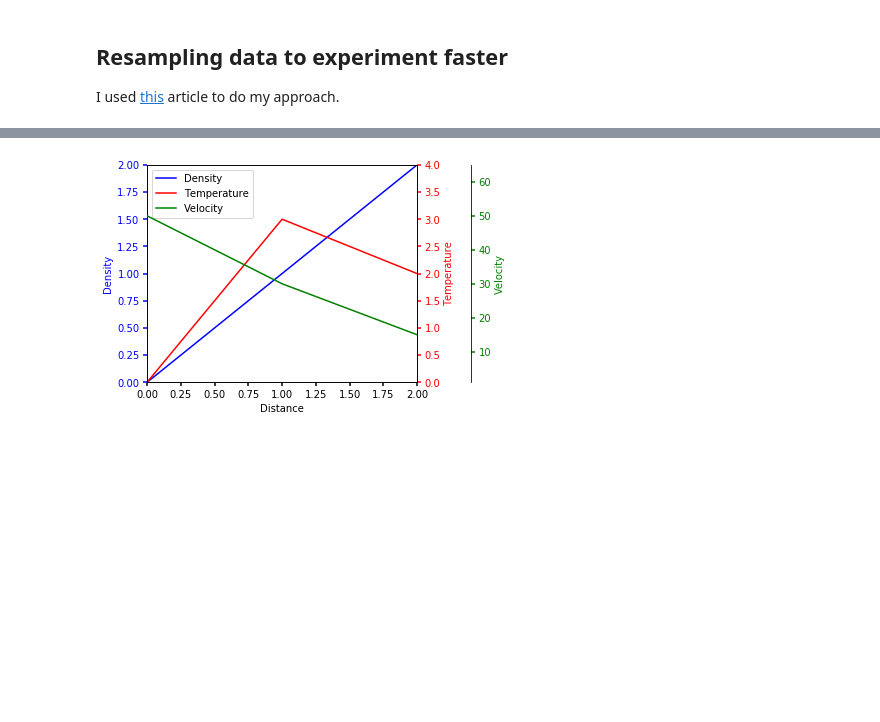
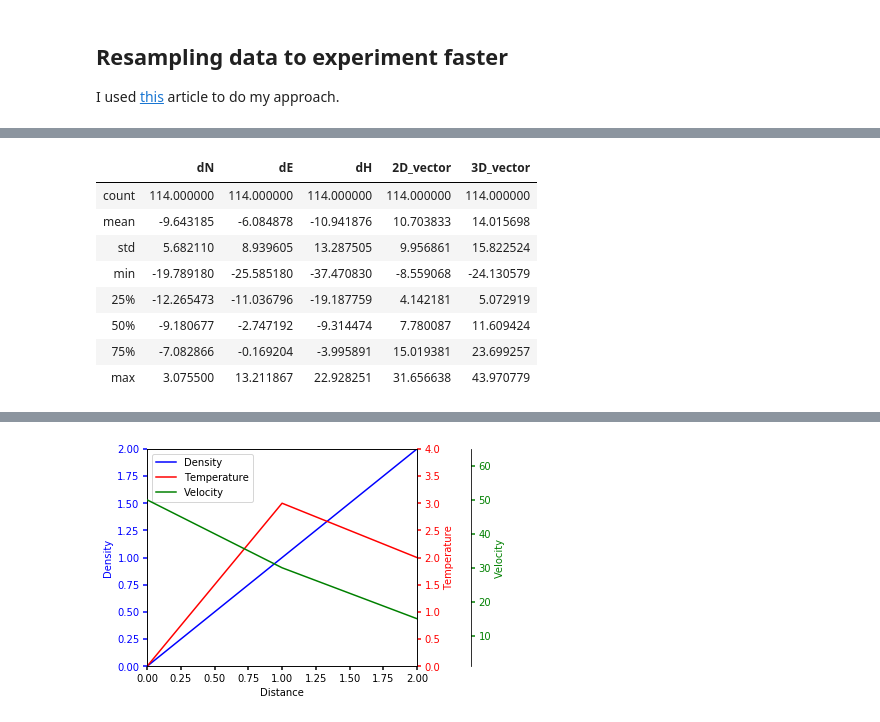
Before and after one commit to agaspaas/cryofig, a Jupyter notebook: Analysis.ipynb, the cells around one changed output, grey strips where cells are left out. Cells and saved outputs as stored; diff of their text form; code cells hidden in the pictures; blank space fills up the shorter version.

```diff
--- a/Analysis.ipynb
+++ b/Analysis.ipynb
@@ -58,3 +138,29 @@ Gamanjunni_GPS9_w.head()
+# %%
+Gamanjunni_GPS9 = pd.read_csv("Gamanjunni_GPS9.csv", sep=";", decimal = ".", parse_dates=['EventTime'], index_col="EventTime")
+Gamanjunni_GPS9_w = Gamanjunni_GPS9.resample("W").mean().dropna() # Resampled to weekly
+#Gamanjunni_GPS9_w['tot_vector'] = (Gamanjunni_GPS9_w['dN']**2 + Gamanjunni_GPS9_w['dE']**2 + Gamanjunni_GPS9_w['dH']**2)**(1/2) # Total vector
+
+Gamanjunni_GPS9_w['2D_vector'] = (Gamanjunni_GPS9_w['dN'].multiply(-1)*np.cos(np.arctan(Gamanjunni_GPS9_w['dE'].multiply(-1)/Gamanjunni_GPS9_w['dN'].multiply(-1)))
+                              + Gamanjunni_GPS9_w['dE'].multiply(-1)*np.sin(np.arctan(Gamanjunni_GPS9_w['dE'].multiply(-1)/Gamanjunni_GPS9_w['dN'].multiply(-1)))) # 2D vector
+
+Gamanjunni_GPS9_w['3D_vector'] = (Gamanjunni_GPS9_w['2D_vector']*np.cos(np.arctan(Gamanjunni_GPS9_w['dH']/Gamanjunni_GPS9_w['2D_vector']))
+                              + Gamanjunni_GPS9_w['dH']*np.sin(np.arctan(Gamanjunni_GPS9_w['dH']/Gamanjunni_GPS9_w['2D_vector']))) # 3D vector
+
+Gamanjunni_GPS9_w = Gamanjunni_GPS9_w[34:] #Adjusting for starting time to okt 2017
+Gamanjunni_GPS9_w = Gamanjunni_GPS9_w - Gamanjunni_GPS9_w.iloc[0] # Starting at 0
+#Gamanjunni_GPS9_w['dE_positive'] = Gamanjunni_GPS9_w['dE'].multiply(-1)
+Gamanjunni_GPS9_w.head()
+Gamanjunni_GPS9_w.describe()
+# %% [output]
+|  | dN | dE | dH | 2D_vector | 3D_vector |
+| count | 114.000000 | 114.000000 | 114.000000 | 114.000000 | 114.000000 |
+| mean | -9.643185 | -6.084878 | -10.941876 | 10.703833 | 14.015698 |
+| std | 5.682110 | 8.939605 | 13.287505 | 9.956861 | 15.822524 |
+| min | -19.789180 | -25.585180 | -37.470830 | -8.559068 | -24.130579 |
+| 25% | -12.265473 | -11.036796 | -19.187759 | 4.142181 | 5.072919 |
+| 50% | -9.180677 | -2.747192 | -9.314474 | 7.780087 | 11.609424 |
+| 75% | -7.082866 | -0.169204 | -3.995891 | 15.019381 | 23.699257 |
+| max | 3.075500 | 13.211867 | 22.928251 | 31.656638 | 43.970779 |
 # %%
 fig = plt.figure(figsize=(20,15))
 
```
Also changed, not shown: parts of 10 cells of this notebook.
